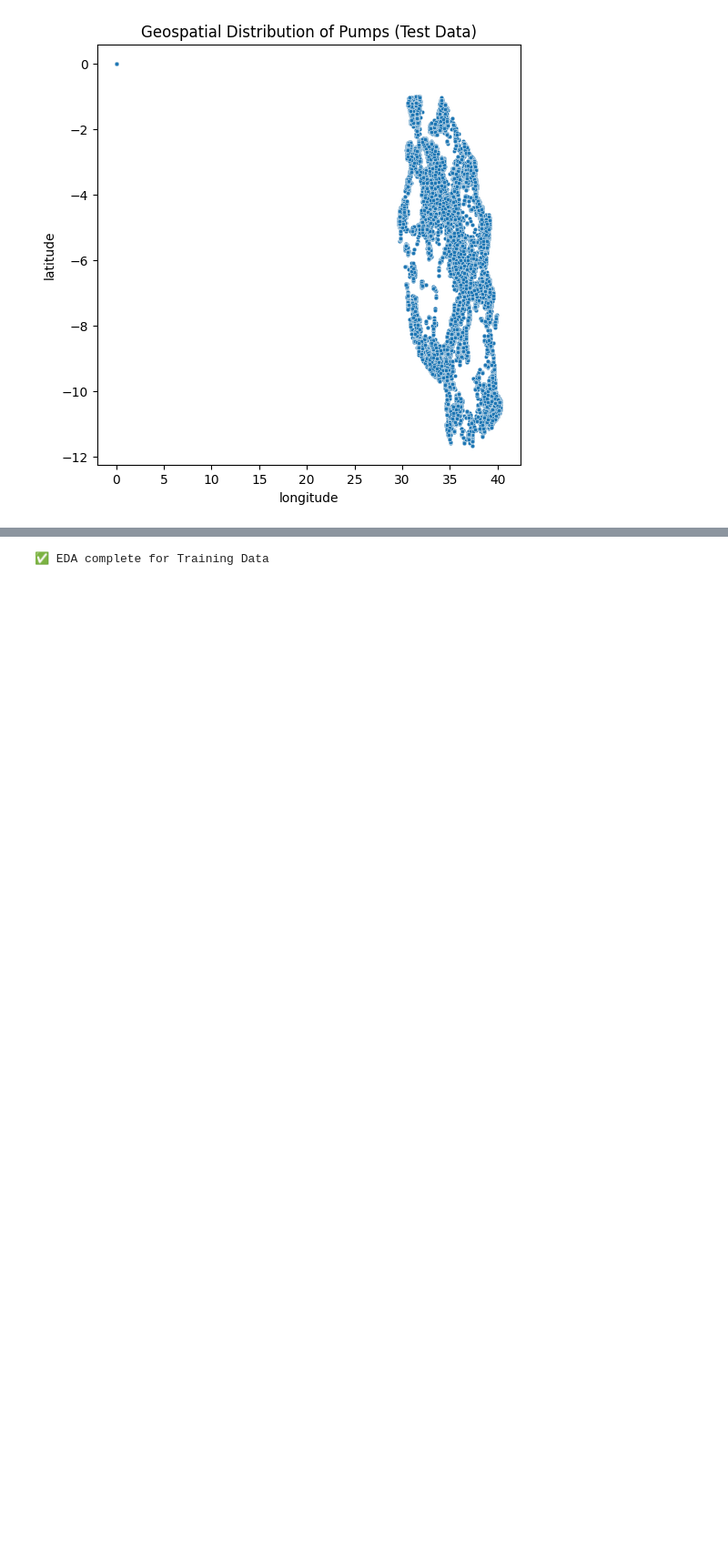
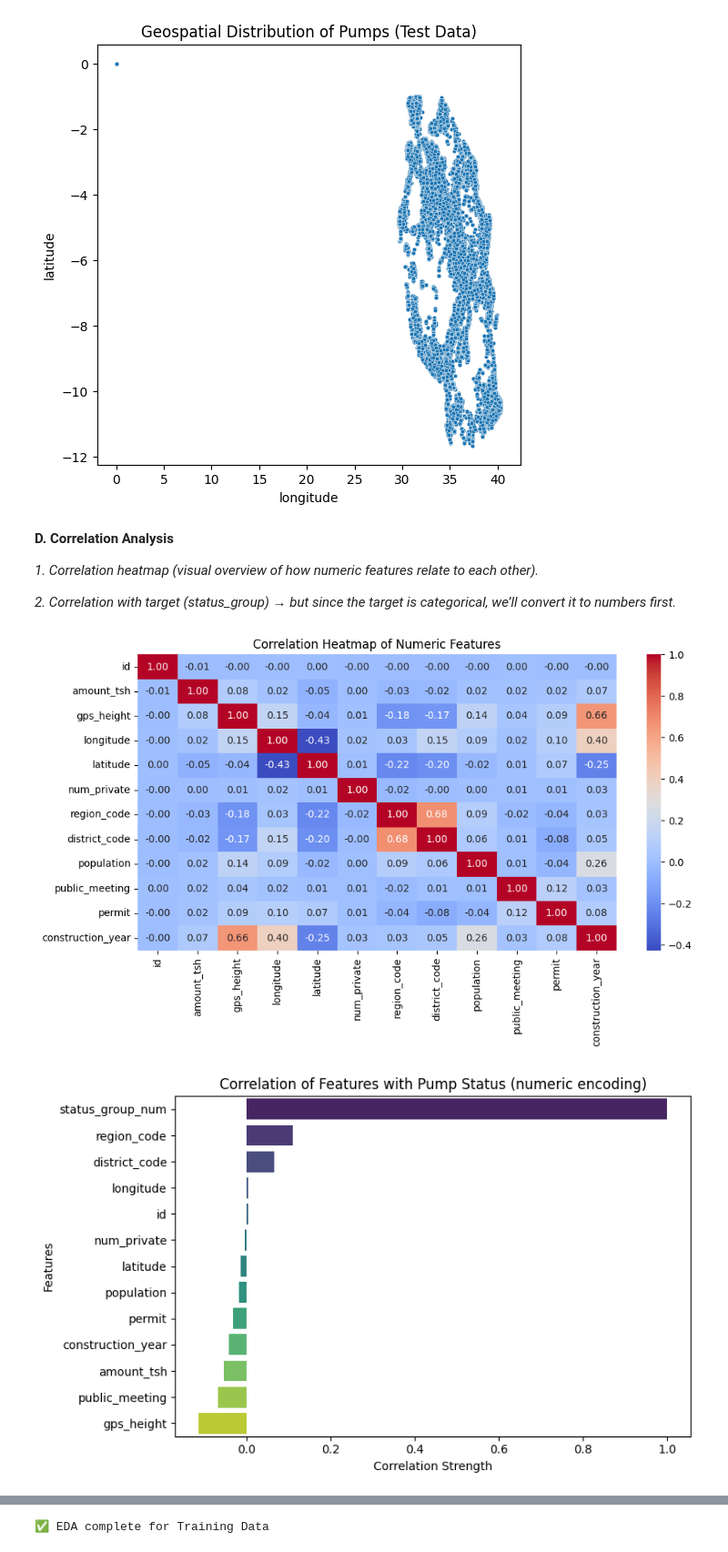
Before and after one commit to albert-raphael/water-pump, a Jupyter notebook: Notebooks/water-pump.ipynb, the cells around one changed output, grey strips where cells are left out. Shown at 91% size. Drawn from its saved outputs; the diff is of its cells as text; code cells hidden in the pictures; blank space fills up the shorter version.

```diff
--- a/Notebooks/water-pump.ipynb
+++ b/Notebooks/water-pump.ipynb
@@ -502,3 +502,41 @@ if lat_cols and lon_cols:
     plt.show()
 # %% [output]
 [figure]
+# %% [markdown]
+**D. Correlation Analysis**
+
+*1. Correlation heatmap (visual overview of how numeric features relate to each other).*
+
+*2. Correlation with target (status_group) → but since the target is categorical, we’ll convert it to numbers first.*
+# %%
+# 1. Correlation Heatmap (numeric features only)
+plt.figure(figsize=(10, 6))
+corr_matrix = df.corr(numeric_only=True)   # only numeric columns
+sns.heatmap(corr_matrix, annot=True, cmap="coolwarm", fmt=".2f")
+plt.title("Correlation Heatmap of Numeric Features")
+plt.tight_layout()
+plt.show()
+
+# 2. Correlation of Features with Target (status_group)
+# Convert target to numbers (so correlation can be calculated)
+df_target = df.copy()
+df_target["status_group_num"] = df_target["status_group"].astype("category").cat.codes
+
+# Calculate correlations with the target
+target_corr = df_target.corr(numeric_only=True)["status_group_num"].sort_values(ascending=False)
+
+# Plot as bar chart
+plt.figure(figsize=(8, 5))
+sns.barplot(x=target_corr.values, y=target_corr.index, palette="viridis")
+plt.title("Correlation of Features with Pump Status (numeric encoding)")
+plt.xlabel("Correlation Strength")
+plt.ylabel("Features")
+plt.tight_layout()
+plt.show()
+
+# Print correlations for reference
+print("Feature correlations with target:\n")
+print(target_corr)
+# %% [output]
+[figure, added]
+[figure, added]
```
Also changed, not shown: parts of 4 cells of this notebook.
